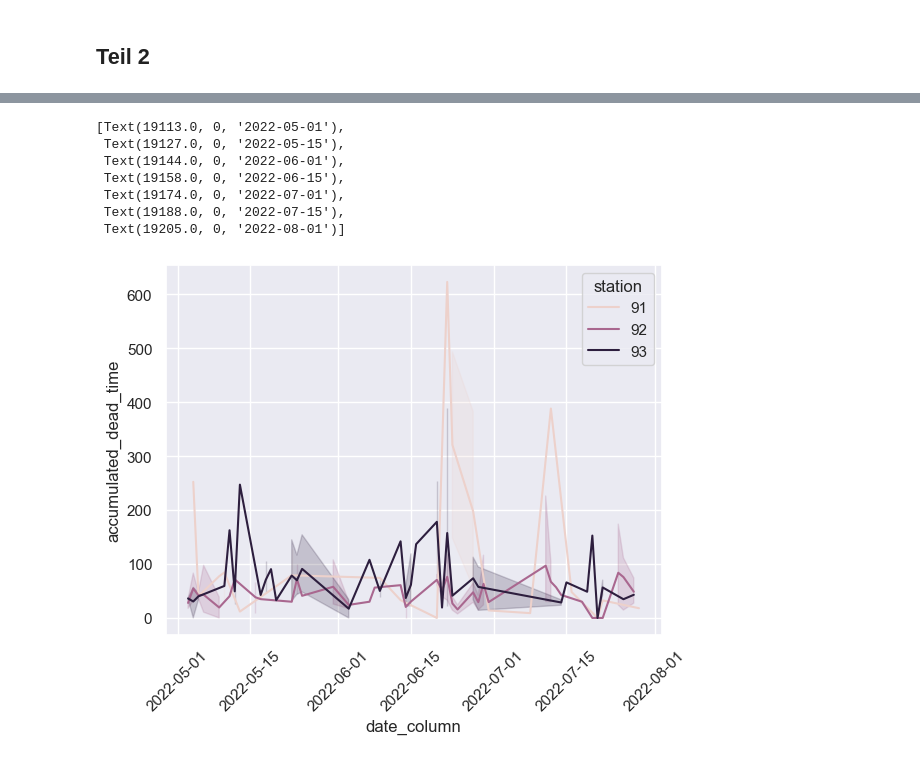
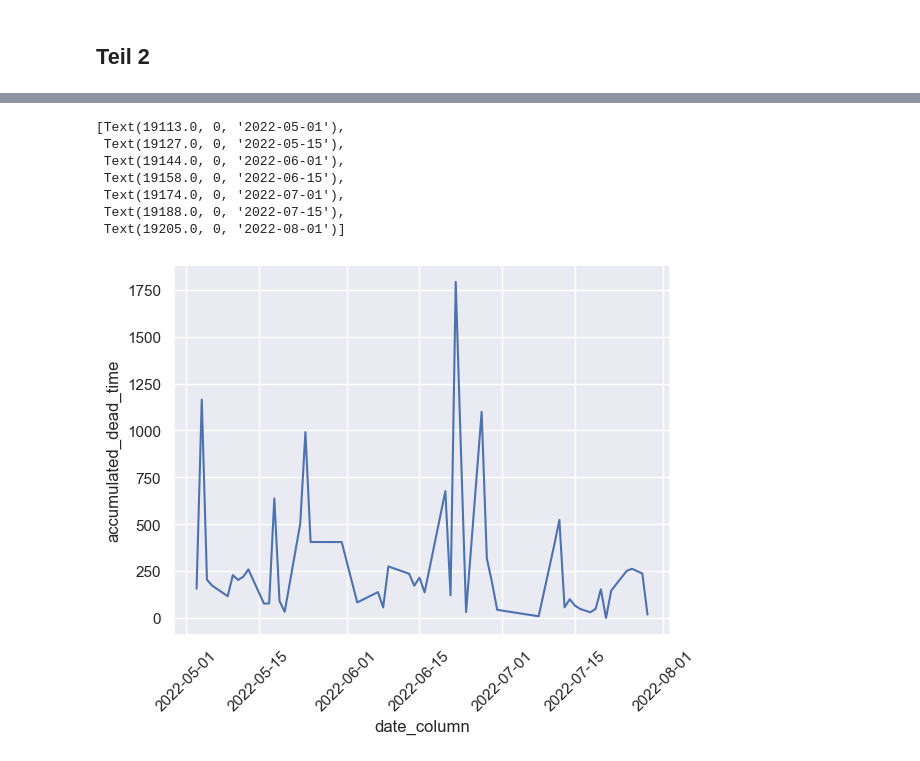
Before and after one commit to Timbo3399/Aufgabe_Multivac, a Jupyter notebook: Aufgabenstellung Data Analytics/Aufgabe 2.ipynb, the cells around one changed output, grey strips where cells are left out. Drawn from its saved outputs; the diff is of its cells as text; code cells hidden in the pictures.

```diff
--- a/Aufgabenstellung Data Analytics/Aufgabe 2.ipynb
+++ b/Aufgabenstellung Data Analytics/Aufgabe 2.ipynb
@@ -83,4 +77,4 @@ error_messages_accumulated_Lichtsschranke['timestamp'] =  pd.to_datetime(error_m
 # %%
 error_messages_accumulated_Lichtsschranke['date_column'] = pd.to_datetime(error_messages_accumulated_Lichtsschranke['timestamp']).dt.date
 # %%
-error_messages_accumulated_Lichtsschranke
+error_sum = error_messages_accumulated_Lichtsschranke.groupby("date_column").sum(list)
@@ -101,12 +81,12 @@ error_messages_accumulated_Lichtsschranke
 # %%
-g = sns.lineplot(x="date_column", y="accumulated_dead_time", hue = "station",data=error_messages_accumulated_Lichtsschranke)
+g = sns.lineplot(x="date_column", y="accumulated_dead_time",data=error_sum)
 g.set_xticklabels(g.get_xticklabels(), rotation=45)
 # %% [output]
 [Text(19113.0, 0, '2022-05-01'),
  Text(19127.0, 0, '2022-05-15'),
  Text(19144.0, 0, '2022-06-01'),
  Text(19158.0, 0, '2022-06-15'),
  Text(19174.0, 0, '2022-07-01'),
  Text(19188.0, 0, '2022-07-15'),
  Text(19205.0, 0, '2022-08-01')]
-[figure, old version]
+[figure, new version]
```
Also changed, not shown: parts of 7 cells of this notebook, 1 other file.
